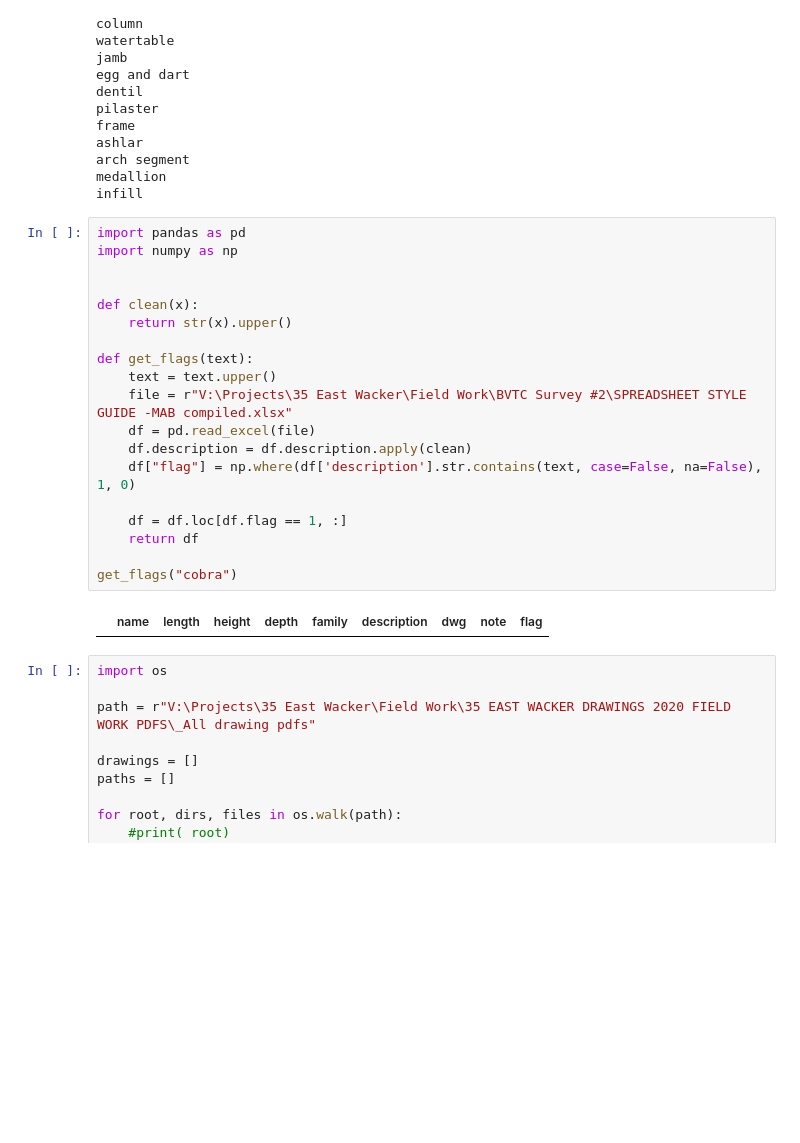
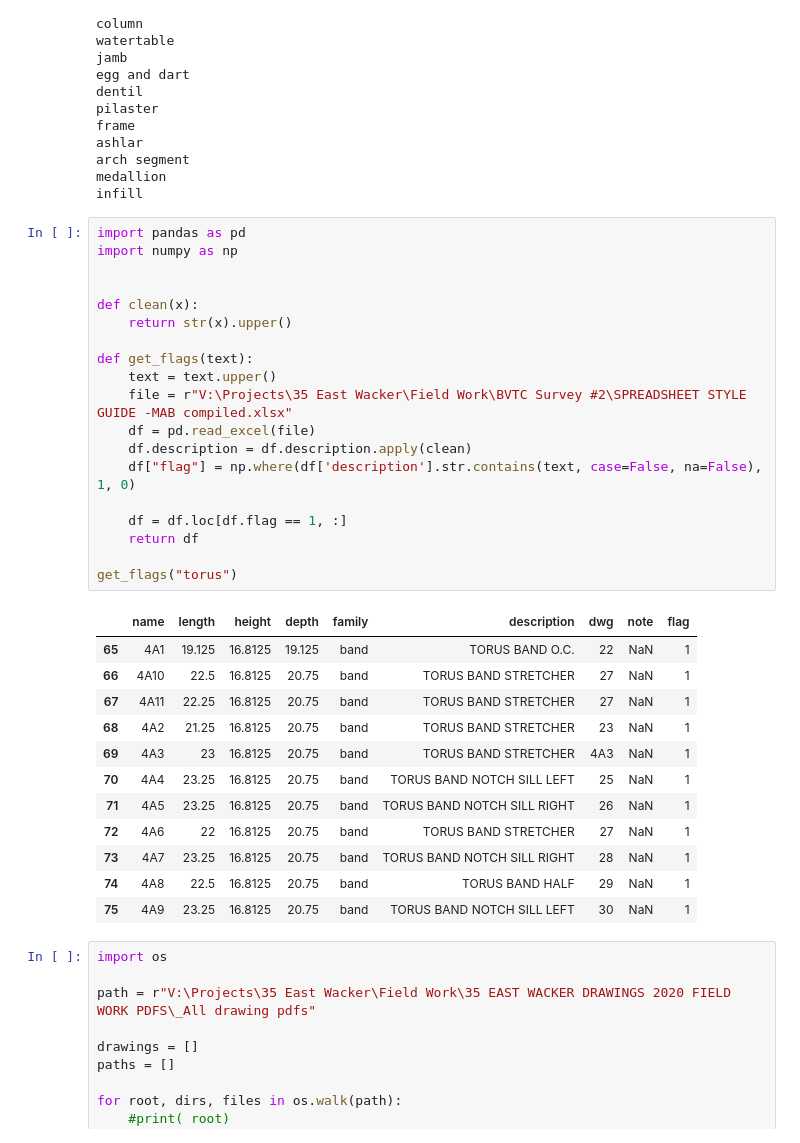
Before and after one commit to mj-bvtc/pythonTest, a Jupyter notebook: ipynotebooks/35 w round values .ipynb, the cells around one changed output. Cells and saved outputs as stored; diff of their text form; blank space fills up the shorter version.

```diff
--- a/ipynotebooks/35 w round values .ipynb
+++ b/ipynotebooks/35 w round values .ipynb
@@ -106,24 +106,35 @@ infill
 # %%
 import pandas as pd
 import numpy as np
 
 
 def clean(x):
     return str(x).upper()
 
 def get_flags(text):
     text = text.upper()
     file = r"V:\Projects\35 East Wacker\Field Work\BVTC Survey #2\SPREADSHEET STYLE GUIDE -MAB compiled.xlsx"
     df = pd.read_excel(file)
     df.description = df.description.apply(clean)
     df["flag"] = np.where(df['description'].str.contains(text, case=False, na=False), 1, 0)
 
     df = df.loc[df.flag == 1, :]
     return df
 
-get_flags("cobra")
+get_flags("torus")
 # %% [output]
 |  | name | length | height | depth | family | description | dwg | note | flag |
+| 65 | 4A1 | 19.125 | 16.8125 | 19.125 | band | TORUS BAND O.C. | 22 | NaN | 1 |
+| 66 | 4A10 | 22.5 | 16.8125 | 20.75 | band | TORUS BAND STRETCHER | 27 | NaN | 1 |
+| 67 | 4A11 | 22.25 | 16.8125 | 20.75 | band | TORUS BAND STRETCHER | 27 | NaN | 1 |
+| 68 | 4A2 | 21.25 | 16.8125 | 20.75 | band | TORUS BAND STRETCHER | 23 | NaN | 1 |
+| 69 | 4A3 | 23 | 16.8125 | 20.75 | band | TORUS BAND STRETCHER | 4A3 | NaN | 1 |
+| 70 | 4A4 | 23.25 | 16.8125 | 20.75 | band | TORUS BAND NOTCH SILL LEFT | 25 | NaN | 1 |
+| 71 | 4A5 | 23.25 | 16.8125 | 20.75 | band | TORUS BAND NOTCH SILL RIGHT | 26 | NaN | 1 |
+| 72 | 4A6 | 22 | 16.8125 | 20.75 | band | TORUS BAND STRETCHER | 27 | NaN | 1 |
+| 73 | 4A7 | 23.25 | 16.8125 | 20.75 | band | TORUS BAND NOTCH SILL RIGHT | 28 | NaN | 1 |
+| 74 | 4A8 | 22.5 | 16.8125 | 20.75 | band | TORUS BAND HALF | 29 | NaN | 1 |
+| 75 | 4A9 | 23.25 | 16.8125 | 20.75 | band | TORUS BAND NOTCH SILL LEFT | 30 | NaN | 1 |
 # %%
 import os
 
```
Also changed, not shown: 5 other files.
